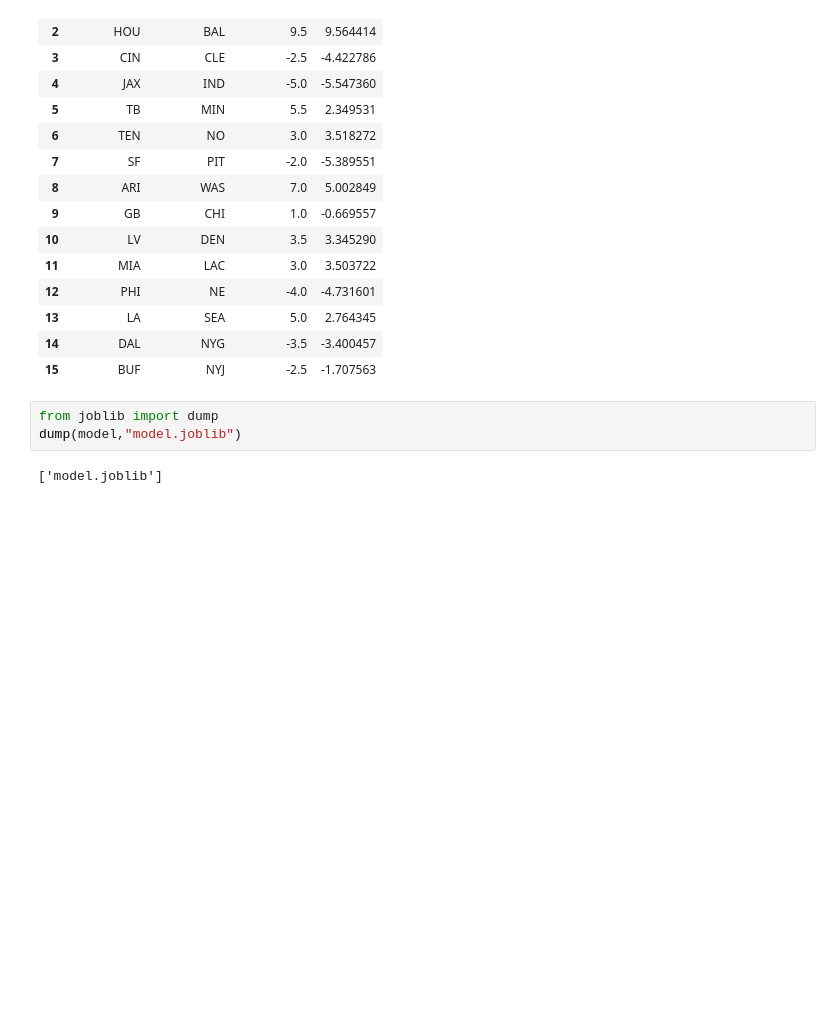
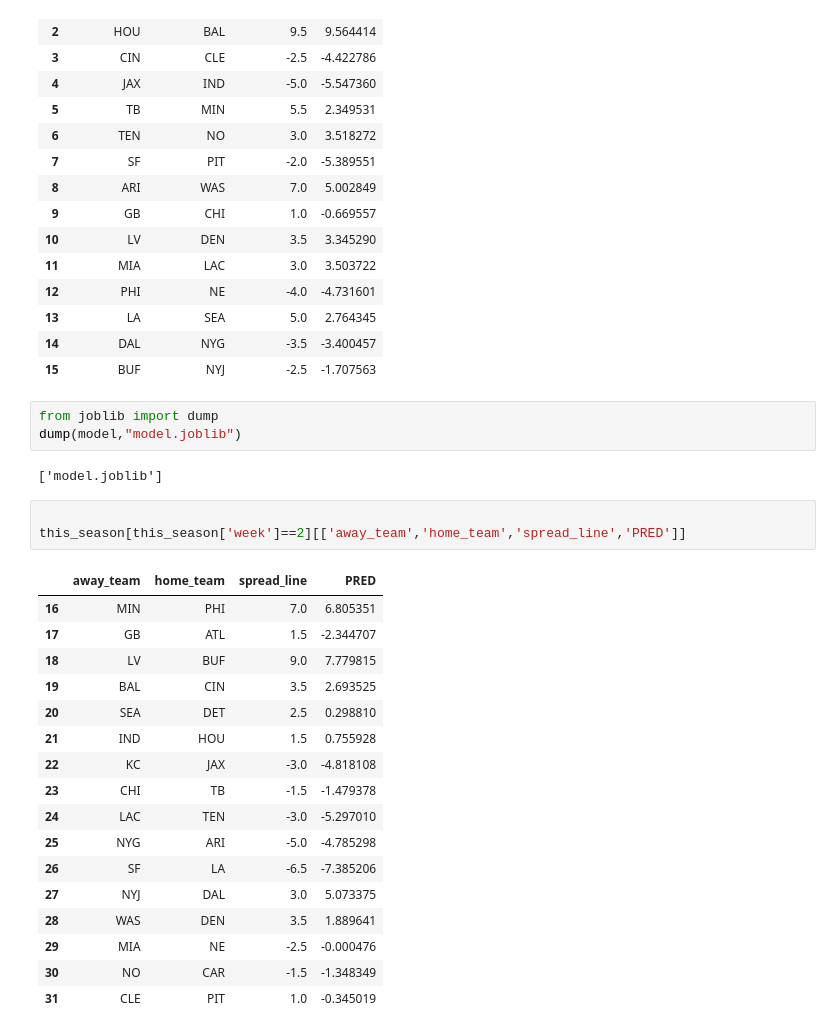
Before and after one commit to JLivingston01/pick-em, a Jupyter notebook: notebooks/model_training.ipynb, the cells around one changed output. Cells and saved outputs as stored; diff of their text form; blank space fills up the shorter version.

```diff
--- a/notebooks/model_experimenting.ipynb
+++ b/notebooks/model_training.ipynb
@@ -89,3 +89,24 @@ from joblib import dump
 dump(model,"model.joblib")
 # %% [output]
 ['model.joblib']
+# %%
+
+this_season[this_season['week']==2][['away_team','home_team','spread_line','PRED']]
+# %% [output]
+|  | away_team | home_team | spread_line | PRED |
+| 16 | MIN | PHI | 7.0 | 6.805351 |
+| 17 | GB | ATL | 1.5 | -2.344707 |
+| 18 | LV | BUF | 9.0 | 7.779815 |
+| 19 | BAL | CIN | 3.5 | 2.693525 |
+| 20 | SEA | DET | 2.5 | 0.298810 |
+| 21 | IND | HOU | 1.5 | 0.755928 |
+| 22 | KC | JAX | -3.0 | -4.818108 |
+| 23 | CHI | TB | -1.5 | -1.479378 |
+| 24 | LAC | TEN | -3.0 | -5.297010 |
+| 25 | NYG | ARI | -5.0 | -4.785298 |
+| 26 | SF | LA | -6.5 | -7.385206 |
+| 27 | NYJ | DAL | 3.0 | 5.073375 |
+| 28 | WAS | DEN | 3.5 | 1.889641 |
+| 29 | MIA | NE | -2.5 | -0.000476 |
+| 30 | NO | CAR | -1.5 | -1.348349 |
+| 31 | CLE | PIT | 1.0 | -0.345019 |
```
Also changed, not shown: 5 other files.
